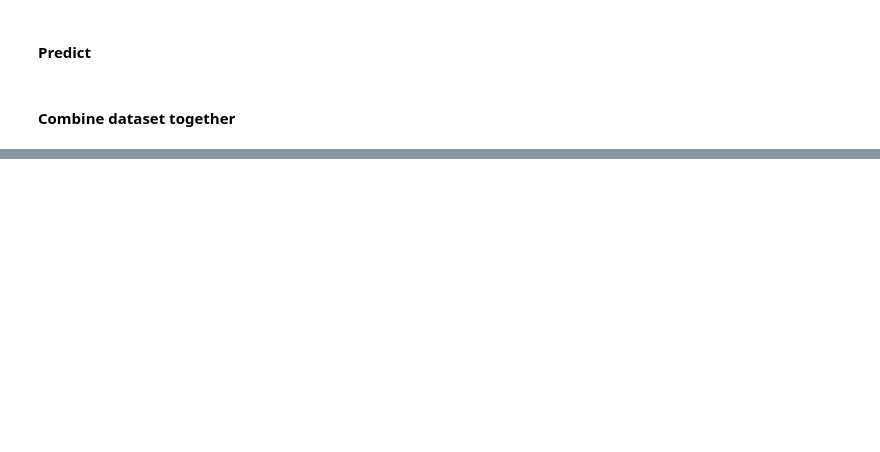
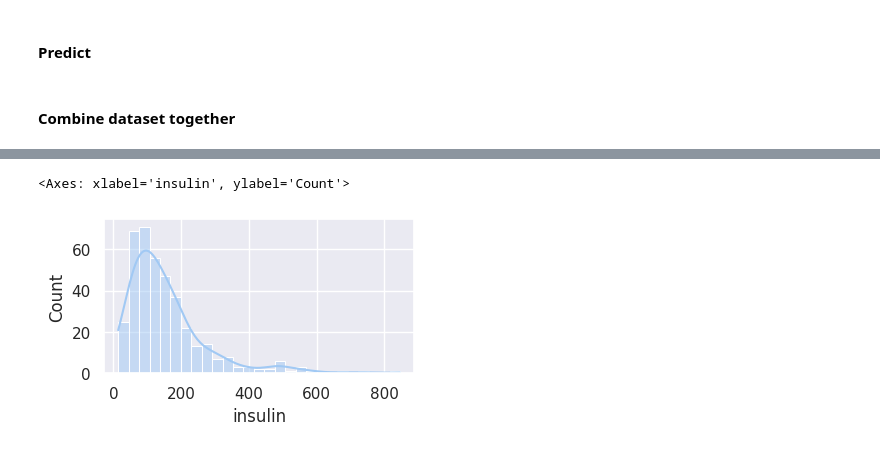
Before and after one commit to Dimildizio/DArc_course, a Jupyter notebook: EDA/PimaKaggle/Pima_indians_kaggle.ipynb, the cells around one changed output, grey strips where cells are left out. Cells and saved outputs as stored; diff of their text form; code cells hidden in the pictures; blank space fills up the shorter version.

```diff
--- a/EDA/PimaKaggle/Pima_indians_kaggle.ipynb
+++ b/EDA/PimaKaggle/Pima_indians_kaggle.ipynb
@@ -610,0 +637,6 @@ thick_df.head()
+# %%
+plt.figure(figsize=(4,2))
+sns.histplot(train_ins['insulin'], kde=True)
+# %% [output]
+<Axes: xlabel='insulin', ylabel='Count'>
+[figure, added]
```
Also changed, not shown: parts of 41 cells of this notebook.
